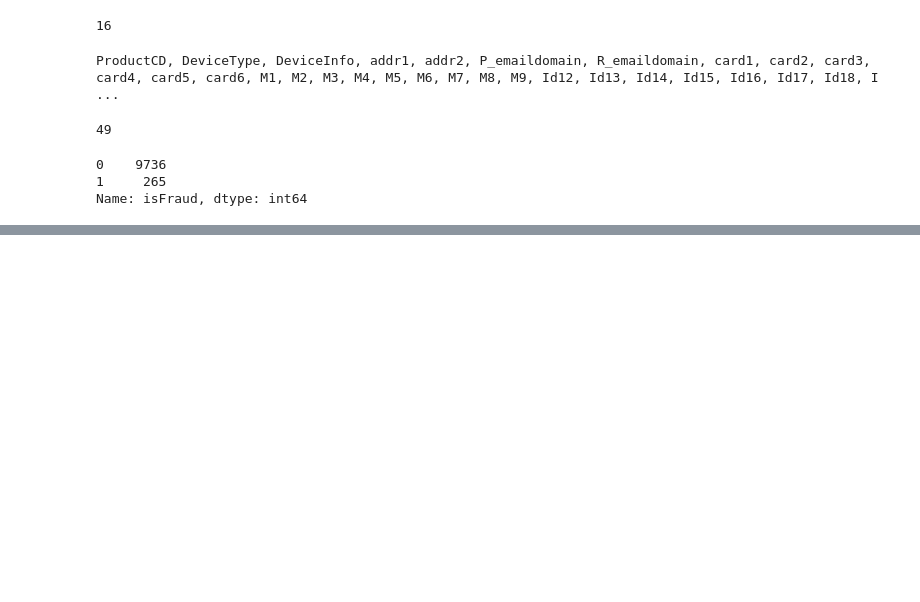
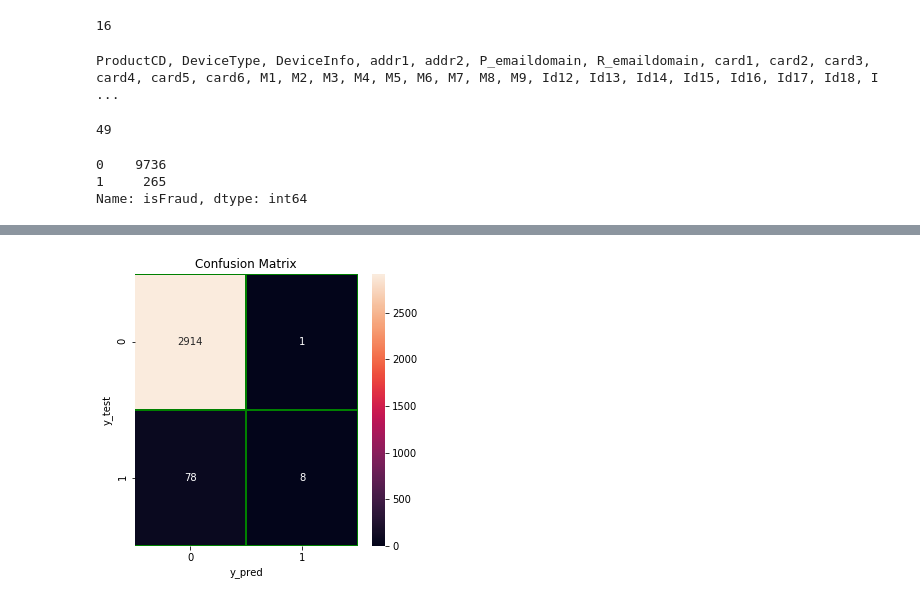
Before and after one commit to pce-akharat/fraud-detection, a Jupyter notebook: fraud_detection.ipynb, the cells around one changed output, grey strips where cells are left out. Saved outputs shown, nothing was run; the diff lists cells and outputs as text; code cells hidden in the pictures; blank space fills up the shorter version.

```diff
--- a/fraud_detection.ipynb
+++ b/fraud_detection.ipynb
@@ -77,3 +74,9 @@ y = tarin_data.loc[:rows, "isFraud"]
+# %%
+#features
+X = data.loc[:, num_features]
+# %%
+#labels
+y = data.loc[:, "isFraud"]
 # %%
 y.value_counts()
 # %% [output]
@@ -98,0 +118,14 @@ y_pred = model.predict(X_test)
+# %%
+#Confusion Matrix
+from sklearn.metrics import confusion_matrix
+cm=confusion_matrix(y_test,y_pred)
+
+#Confusion Matrix on Heatmap
+f,ax=plt.subplots(figsize=(5,5))
+sns.heatmap(cm,annot=True,linewidths=0.5,linecolor="green",fmt=".0f",ax=ax)
+plt.xlabel("y_pred")
+plt.ylabel("y_test")
+plt.title("Confusion Matrix")
+plt.show()
+# %% [output]
+[figure, added]
```
Also changed, not shown: parts of 7 cells of this notebook.
